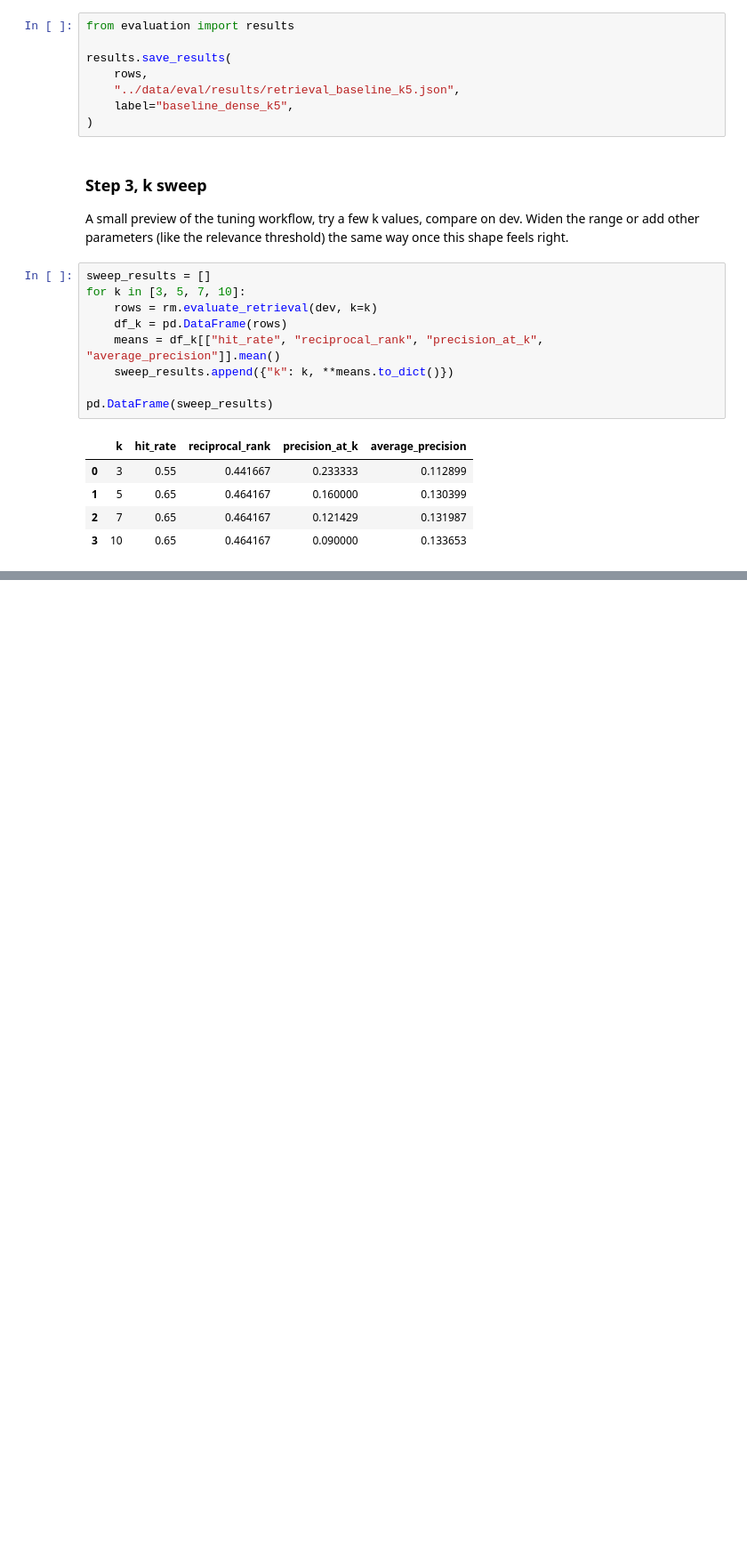
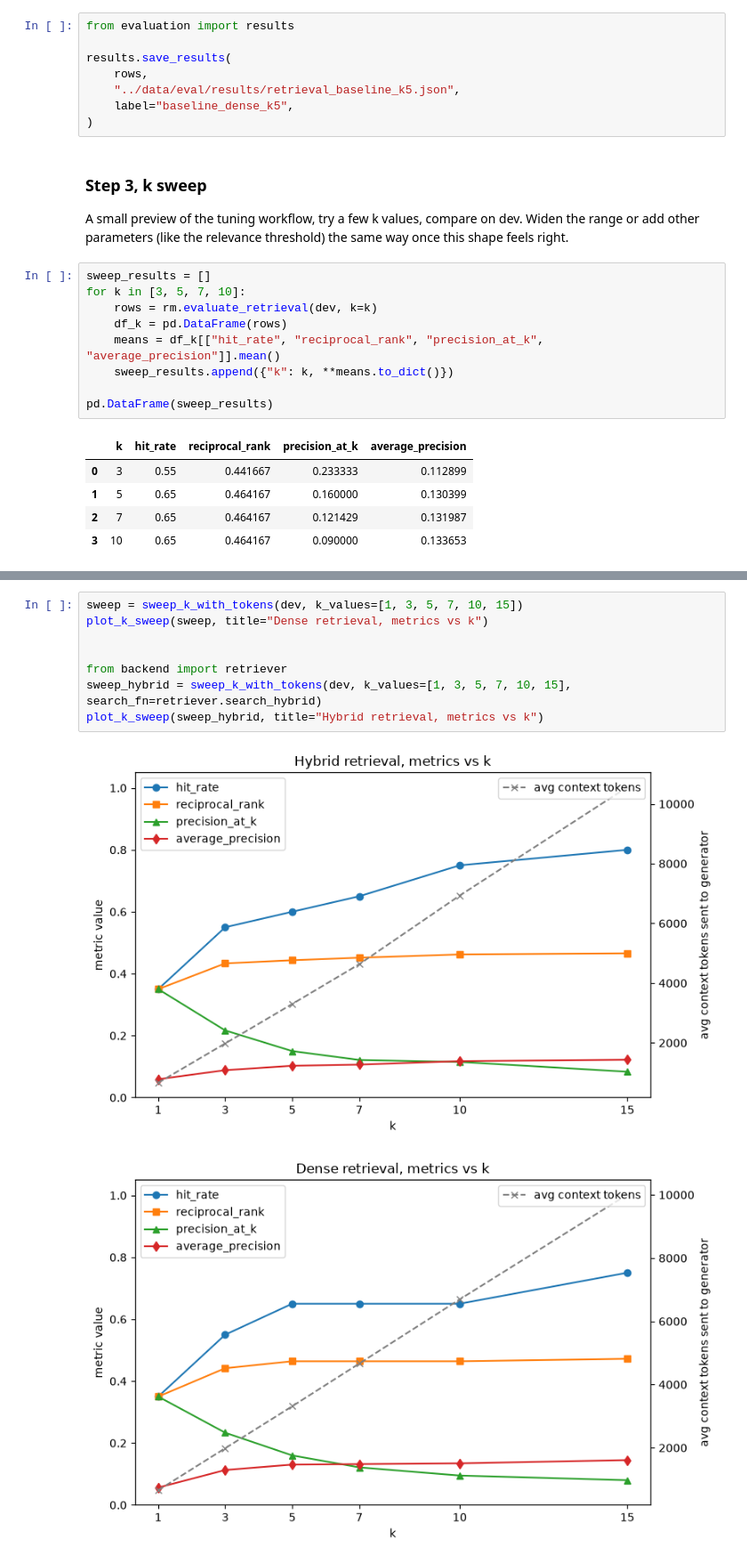
Before and after one commit to AmirAAZ818/ukask, a Jupyter notebook: notebooks/03_retrieval tuning.ipynb, the cells around one changed output, grey strips where cells are left out. Shown at 89% size. Drawn from its saved outputs; the diff is of its cells as text; blank space fills up the shorter version.

Commit message:
Feat: implementing hybrid retrieval using BM25 and Dense and later using RR fusion to get top-k docs related to query.

```diff
--- a/notebooks/03_retrieval tuning.ipynb
+++ b/notebooks/03_retrieval tuning.ipynb
@@ -157,0 +302,11 @@ pd.DataFrame(sweep_results)
+# %%
+sweep = sweep_k_with_tokens(dev, k_values=[1, 3, 5, 7, 10, 15])
+plot_k_sweep(sweep, title="Dense retrieval, metrics vs k")
+
+
+from backend import retriever
+sweep_hybrid = sweep_k_with_tokens(dev, k_values=[1, 3, 5, 7, 10, 15], search_fn=retriever.search_hybrid)
+plot_k_sweep(sweep_hybrid, title="Hybrid retrieval, metrics vs k")
+# %% [output]
+[figure, added]
+[figure, added]
```
Also changed, not shown: parts of 7 cells of this notebook, 5 other files.
